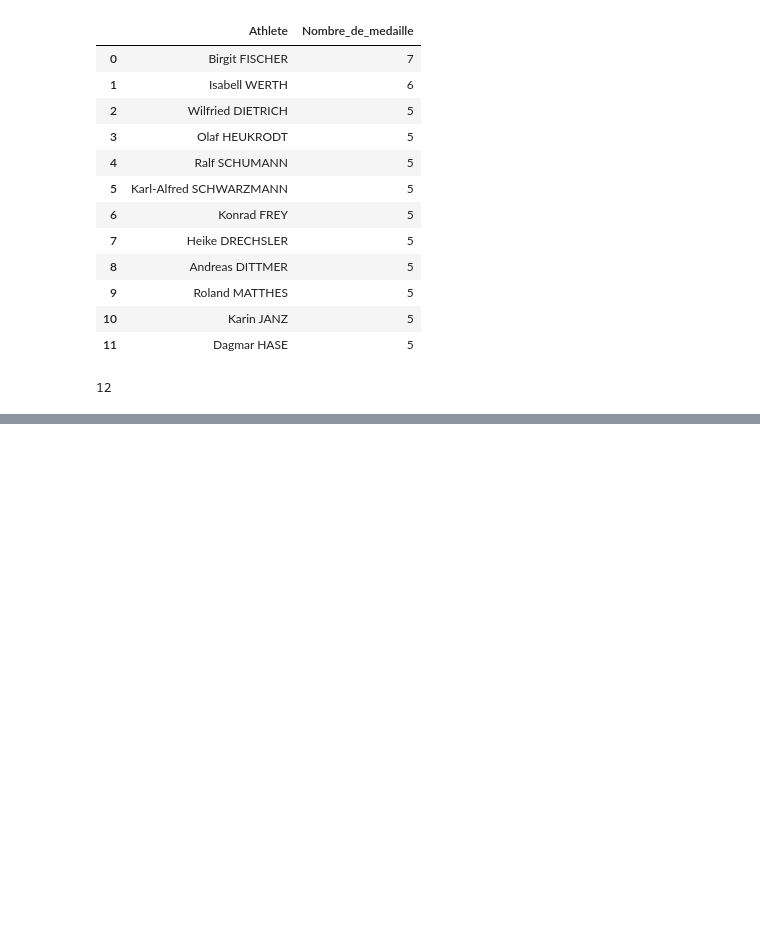
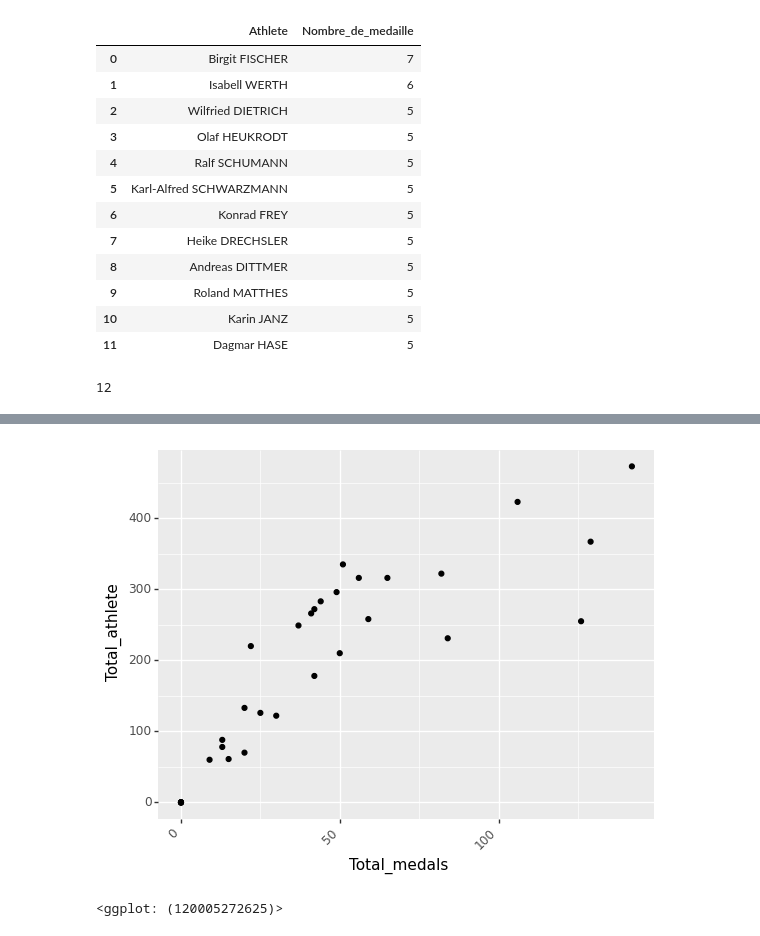
Before and after one commit to brmuloot/Jeux-Olympiques, a Jupyter notebook: Jeux_olympiques.ipynb, the cells around one changed output, grey strips where cells are left out. Drawn from its saved outputs; the diff is of its cells as text; code cells hidden in the pictures; blank space fills up the shorter version.

Commit message:
Fin du graphe numéro 6

```diff
--- a/Jeux_olympiques.ipynb
+++ b/Jeux_olympiques.ipynb
@@ -114,7 +114,7 @@ for i in range(0,len(hosts_summer)*4+12,4):
     total_medals.append(len(data_medals[data_medals.game_year == (2020 - i)]))
     year.append(2020-i)
 
-df = pd.DataFrame((zip(total_medals, year)), columns = ['Total_medals', 'Year'])
+df_medal_country = pd.DataFrame((zip(total_medals, year)), columns = ['Total_medals', 'Year'])
 
-print(df.head())
+print(df_medal_country.head())
 # %% [output]
@@ -198,0 +200,13 @@ df = pd.DataFrame((zip(athlete, type_medaille)), columns = ['Athlete', 'Type_Med
+# %%
+data
+Total_athlete = []
+year = []
+
+for i in range(0,len(hosts_summer)*4+12,4):
+    Total_athlete.append(len(data[data.game_year == (2020 - i)]))
+
+print(Total_athlete)
+
+data_athlete_medaille = df_medal_country.assign(Total_athlete = total_athlete)
+
+data_athlete_medaille
@@ -198,0 +232,9 @@ df = pd.DataFrame((zip(athlete, type_medaille)), columns = ['Athlete', 'Type_Med
+# %%
+(
+    p9.ggplot(data=data_athlete_medaille, mapping =  p9.aes(x='Total_medals', y='Total_athlete'))
+    + p9.geom_point()
+    + p9.theme(axis_text_x = p9.element_text(angle=45, hjust=1))
+)
+# %% [output]
+[figure, added]
+<ggplot: (120005272625)>
```
Also changed, not shown: parts of 5 cells of this notebook.
